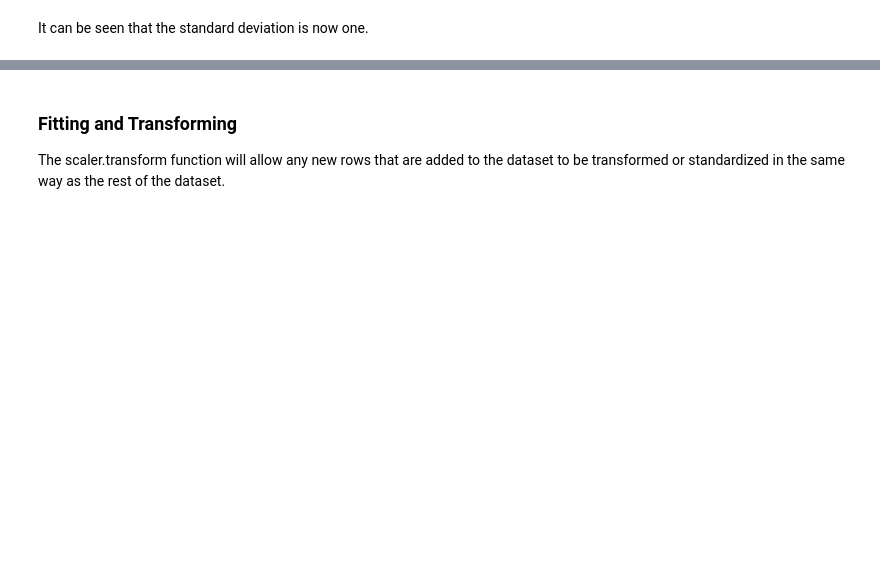
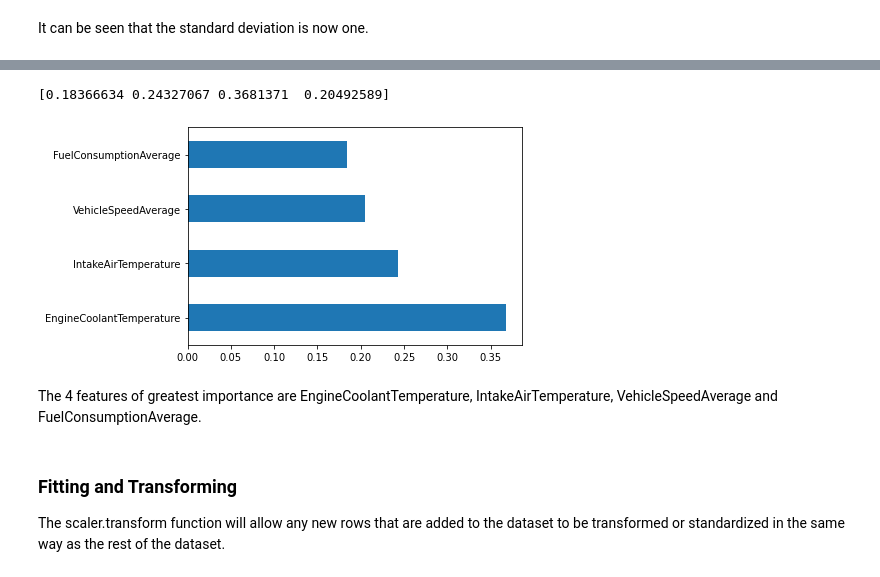
Before and after one commit to RossMcMorrow/MachineLearning-GroupAssignment, a Jupyter notebook: Opel_Corsa_1.ipynb, the cells around one changed output, grey strips where cells are left out. Drawn from its saved outputs; the diff is of its cells as text; code cells hidden in the pictures; blank space fills up the shorter version.

```diff
--- a/Opel_Corsa_1.ipynb
+++ b/Opel_Corsa_1.ipynb
@@ -478,3 +536,22 @@ It can be seen that the standard deviation is now one.
+# %%
+# select model
+model = ExtraTreesClassifier()
+
+# fit the model
+model.fit(inputs_scale,outputs)
+
+# use inbuilt class feature_importances of tree based classifiers
+print(model.feature_importances_)
+
+#plot graph of feature importances for better visualization
+feat_importances = pd.Series(model.feature_importances_, index=inputs_scale.columns)
+feat_importances.nlargest(4).plot(kind='barh')
+plt.show()
+# %% [output]
+[0.18366634 0.24327067 0.3681371  0.20492589]
+[figure, added]
+# %% [markdown]
+The 4 features of greatest importance are EngineCoolantTemperature, IntakeAirTemperature, VehicleSpeedAverage and  FuelConsumptionAverage.
 # %% [markdown]
 ### Fitting and Transforming
 The scaler.transform function will allow any new rows that are added to the dataset to be transformed or standardized in the same way as the rest of the dataset.
```
Also changed, not shown: parts of 53 cells of this notebook.
